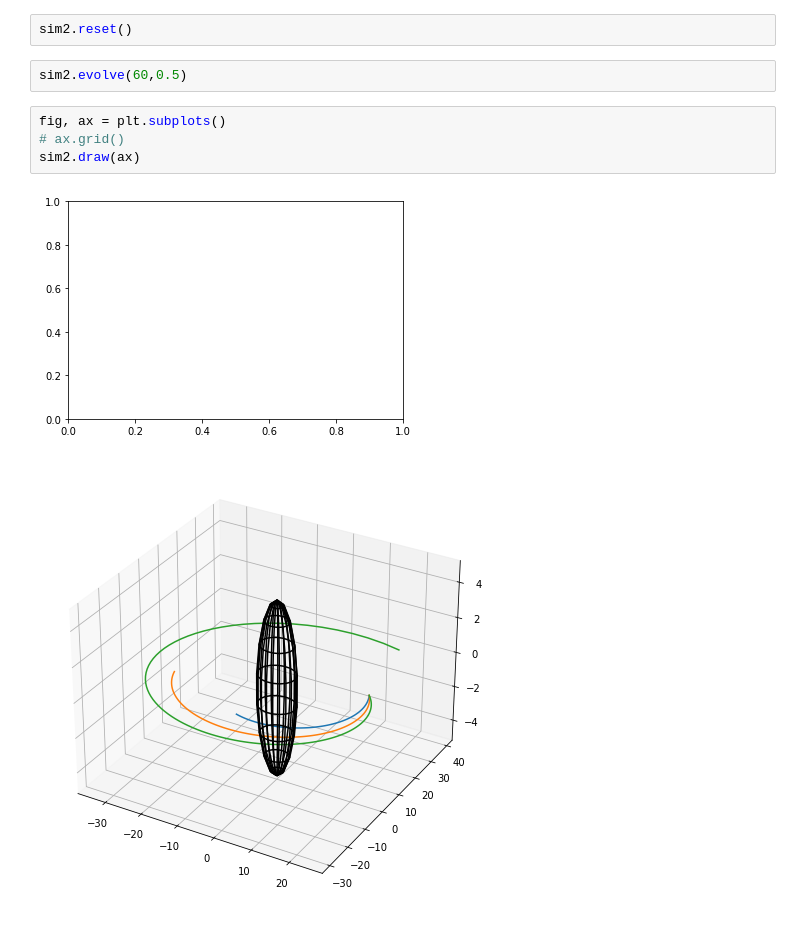
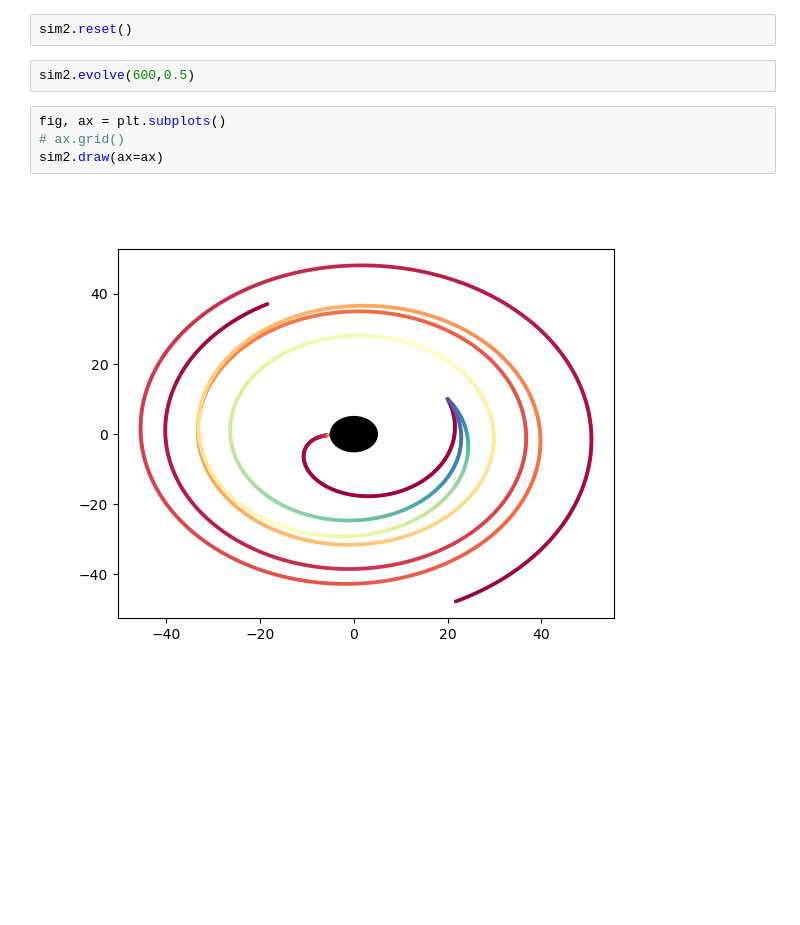
Before and after one commit to nasa-T/GR, a Jupyter notebook: light_in_blackhole.ipynb, the cells around one changed output. Saved outputs shown, nothing was run; the diff lists cells and outputs as text; blank space fills up the shorter version.

```diff
--- a/light_in_blackhole.ipynb
+++ b/light_in_blackhole.ipynb
@@ -13,13 +205,12 @@ sim2 = Simulator(f,g)
 # %%
 sim2.reset()
 # %%
-sim2.evolve(60,0.5)
+sim2.evolve(600,0.5)
 # %%
 fig, ax = plt.subplots()
 # ax.grid()
-sim2.draw(ax)
+sim2.draw(ax=ax)
 # %% [output]
-[figure, old version]
+[figure, new version]
-[figure, removed]
 # %%
 f.photons[0].x
```
Also changed, not shown: parts of 59 cells of this notebook, 2 other files.
